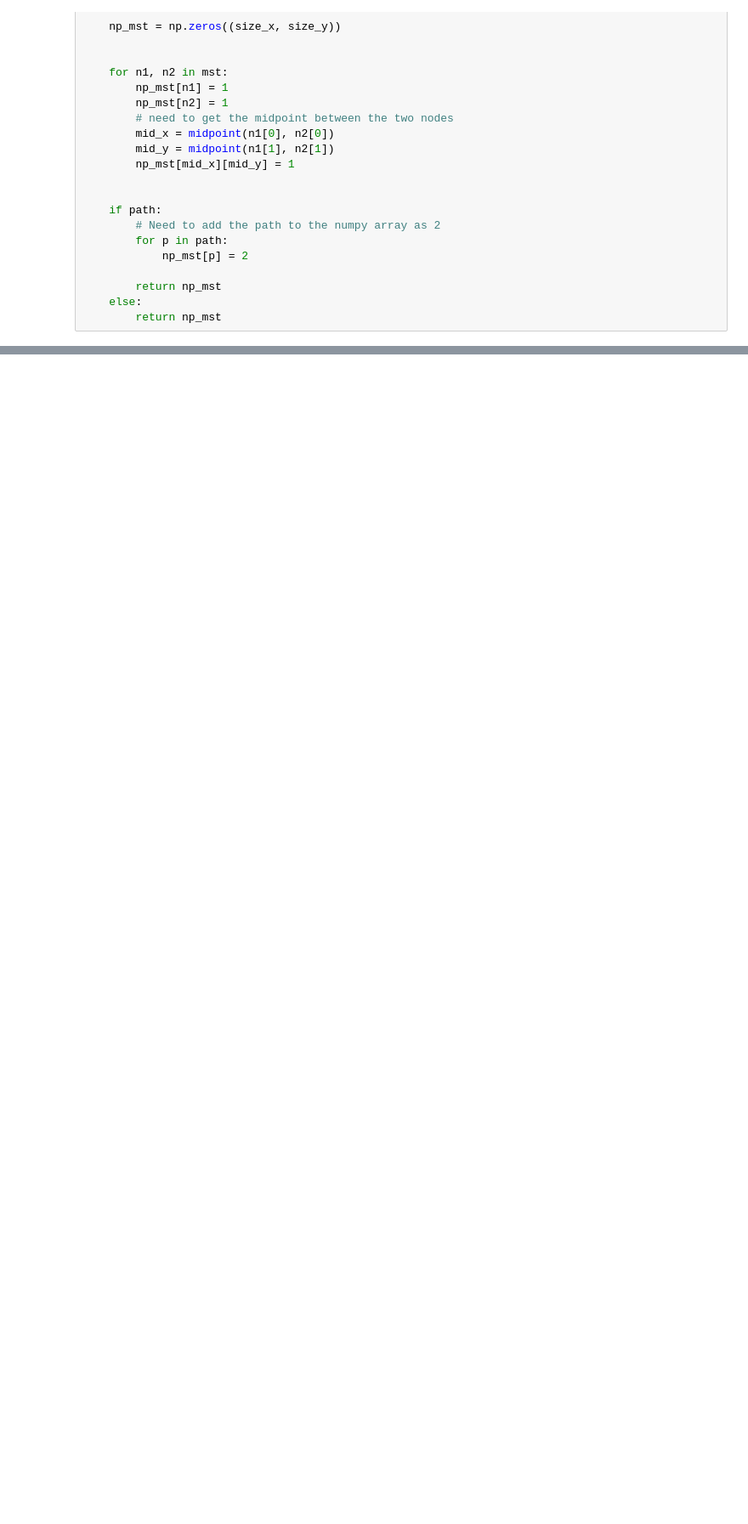
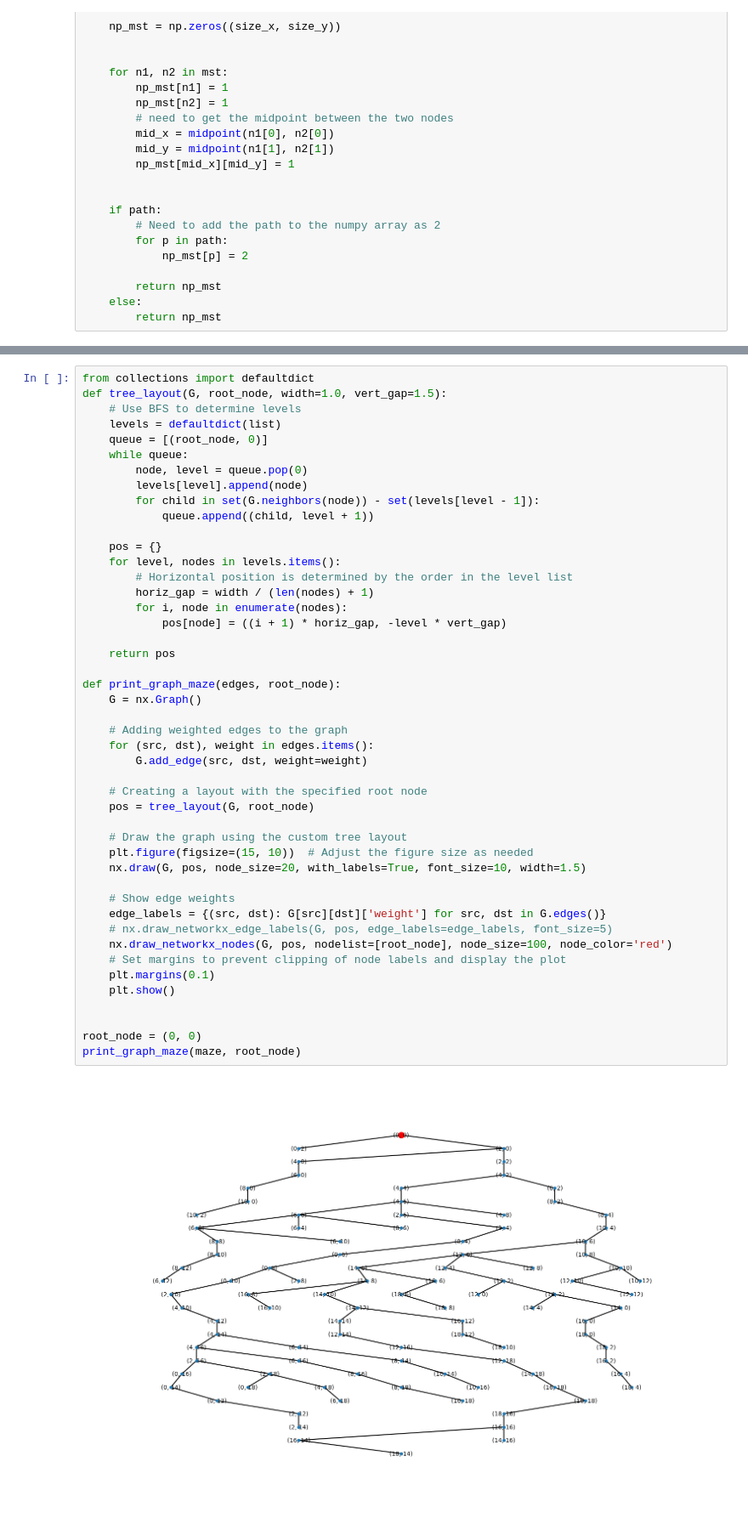
Before and after one commit to jamescalnan/Algorithms-that-Changed-the-World-CA, a Jupyter notebook: Boruvkas Algorithm.ipynb, the cells around one changed output, grey strips where cells are left out. Shown at 85% size. Saved outputs shown, nothing was run; the diff lists cells and outputs as text; blank space fills up the shorter version.

```diff
--- a/Boruvkas Algorithm.ipynb
+++ b/Boruvkas Algorithm.ipynb
@@ -324,0 +349,48 @@ def convert_to_np(nodes, mst, path=None):
+# %%
+from collections import defaultdict
+def tree_layout(G, root_node, width=1.0, vert_gap=1.5):
+    # Use BFS to determine levels
+    levels = defaultdict(list)
+    queue = [(root_node, 0)]
+    while queue:
+        node, level = queue.pop(0)
+        levels[level].append(node)
+        for child in set(G.neighbors(node)) - set(levels[level - 1]):
+            queue.append((child, level + 1))
+
+    pos = {}
+    for level, nodes in levels.items():
+        # Horizontal position is determined by the order in the level list
+        horiz_gap = width / (len(nodes) + 1)
+        for i, node in enumerate(nodes):
+            pos[node] = ((i + 1) * horiz_gap, -level * vert_gap)
+
+    return pos
+
+def print_graph_maze(edges, root_node):
+    G = nx.Graph()
+
+    # Adding weighted edges to the graph
+    for (src, dst), weight in edges.items():
+        G.add_edge(src, dst, weight=weight)
+
+    # Creating a layout with the specified root node
+    pos = tree_layout(G, root_node)
+
+    # Draw the graph using the custom tree layout
+    plt.figure(figsize=(15, 10))  # Adjust the figure size as needed
+    nx.draw(G, pos, node_size=20, with_labels=True, font_size=10, width=1.5)
+
+    # Show edge weights
+    edge_labels = {(src, dst): G[src][dst]['weight'] for src, dst in G.edges()}
+    # nx.draw_networkx_edge_labels(G, pos, edge_labels=edge_labels, font_size=5)
+    nx.draw_networkx_nodes(G, pos, nodelist=[root_node], node_size=100, node_color='red')
+    # Set margins to prevent clipping of node labels and display the plot
+    plt.margins(0.1)
+    plt.show()
+
+
+root_node = (0, 0)
+print_graph_maze(maze, root_node)
+# %% [output]
+[figure, added]
```
Also changed, not shown: parts of 13 cells of this notebook, 2 other files.
